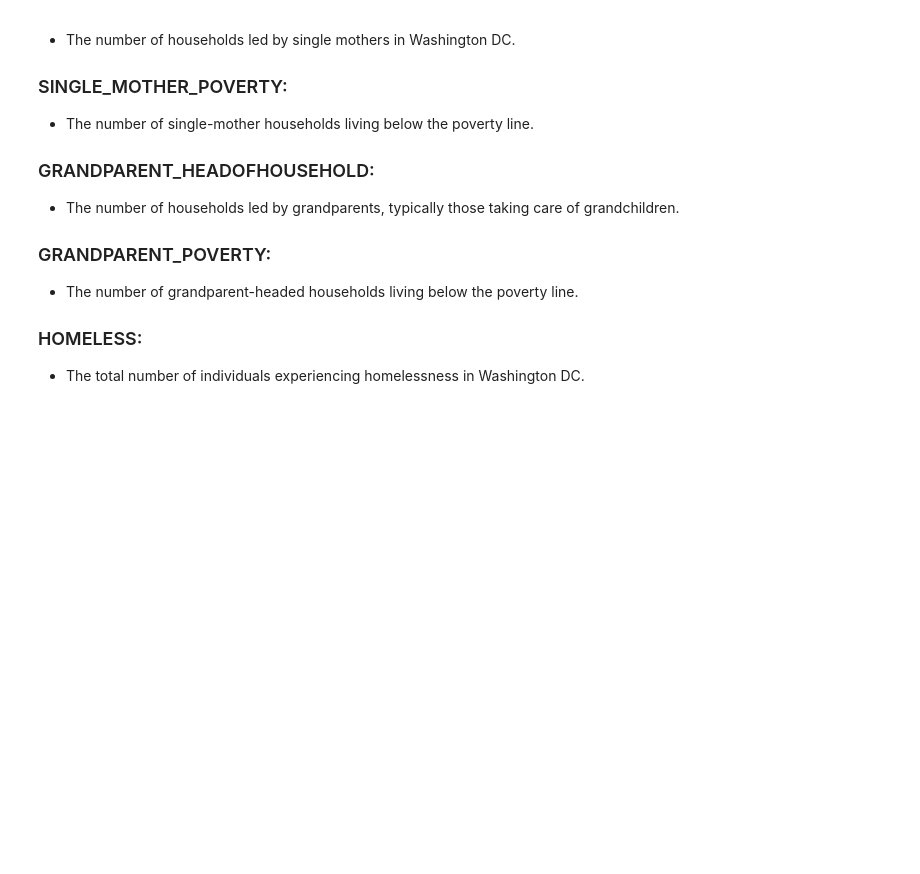
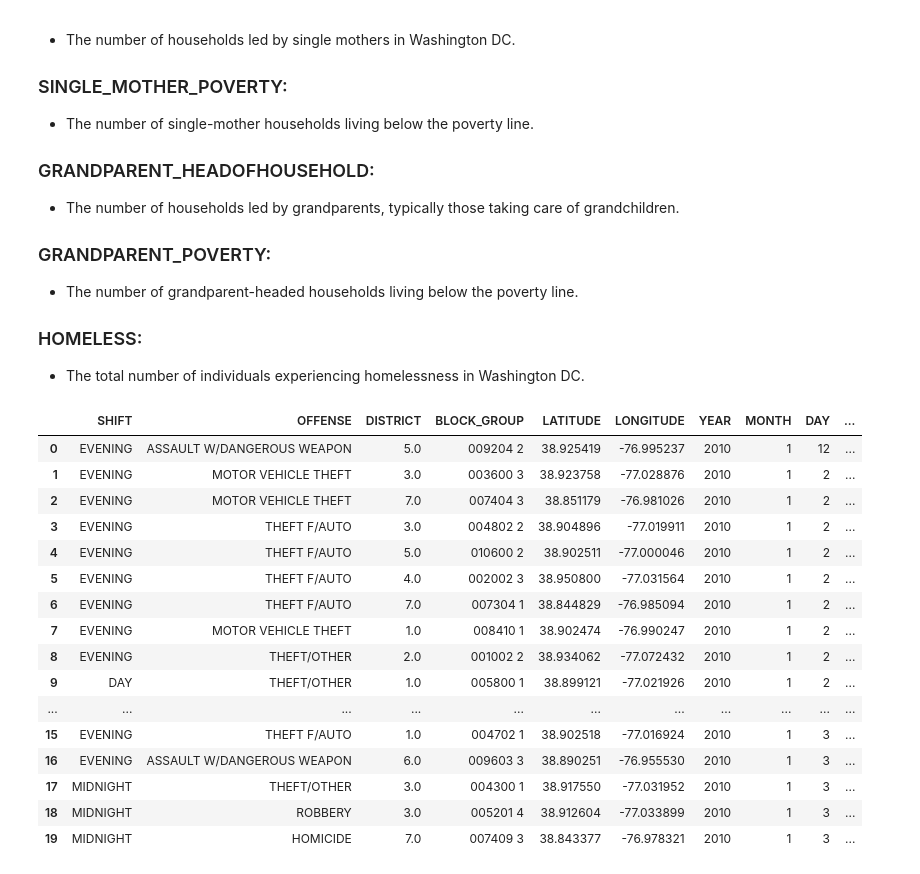
Before and after one commit to ssj9sw/BAH_Crime_Data, a Jupyter notebook: Data_Cleaning.ipynb, the cells around one changed output. Cells and saved outputs as stored; diff of their text form; code cells hidden in the pictures; blank space fills up the shorter version.

```diff
--- a/Data_Cleaning.ipynb
+++ b/Data_Cleaning.ipynb
@@ -459,3 +459,23 @@ final_dataset.to_csv("Final_Merged.csv", index=False)
 sampled_dataset = final_dataset.sample(frac=0.2, random_state=42)
 
 sampled_dataset.to_csv("Final_Dataset_20Percent_Sample.csv", index=False)
+# %%
+final_dataset[:20]
+# %% [output]
+|  | SHIFT | OFFENSE | DISTRICT | BLOCK_GROUP | LATITUDE | LONGITUDE | YEAR | MONTH | DAY | ... |
+| 0 | EVENING | ASSAULT W/DANGEROUS WEAPON | 5.0 | 009204 2 | 38.925419 | -76.995237 | 2010 | 1 | 12 | ... |
+| 1 | EVENING | MOTOR VEHICLE THEFT | 3.0 | 003600 3 | 38.923758 | -77.028876 | 2010 | 1 | 2 | ... |
+| 2 | EVENING | MOTOR VEHICLE THEFT | 7.0 | 007404 3 | 38.851179 | -76.981026 | 2010 | 1 | 2 | ... |
+| 3 | EVENING | THEFT F/AUTO | 3.0 | 004802 2 | 38.904896 | -77.019911 | 2010 | 1 | 2 | ... |
+| 4 | EVENING | THEFT F/AUTO | 5.0 | 010600 2 | 38.902511 | -77.000046 | 2010 | 1 | 2 | ... |
+| 5 | EVENING | THEFT F/AUTO | 4.0 | 002002 3 | 38.950800 | -77.031564 | 2010 | 1 | 2 | ... |
+| 6 | EVENING | THEFT F/AUTO | 7.0 | 007304 1 | 38.844829 | -76.985094 | 2010 | 1 | 2 | ... |
+| 7 | EVENING | MOTOR VEHICLE THEFT | 1.0 | 008410 1 | 38.902474 | -76.990247 | 2010 | 1 | 2 | ... |
+| 8 | EVENING | THEFT/OTHER | 2.0 | 001002 2 | 38.934062 | -77.072432 | 2010 | 1 | 2 | ... |
+| 9 | DAY | THEFT/OTHER | 1.0 | 005800 1 | 38.899121 | -77.021926 | 2010 | 1 | 2 | ... |
+| ... | ... | ... | ... | ... | ... | ... | ... | ... | ... | ... |
+| 15 | EVENING | THEFT F/AUTO | 1.0 | 004702 1 | 38.902518 | -77.016924 | 2010 | 1 | 3 | ... |
+| 16 | EVENING | ASSAULT W/DANGEROUS WEAPON | 6.0 | 009603 3 | 38.890251 | -76.955530 | 2010 | 1 | 3 | ... |
+| 17 | MIDNIGHT | THEFT/OTHER | 3.0 | 004300 1 | 38.917550 | -77.031952 | 2010 | 1 | 3 | ... |
+| 18 | MIDNIGHT | ROBBERY | 3.0 | 005201 4 | 38.912604 | -77.033899 | 2010 | 1 | 3 | ... |
+| 19 | MIDNIGHT | HOMICIDE | 7.0 | 007409 3 | 38.843377 | -76.978321 | 2010 | 1 | 3 | ... |
```
Also changed, not shown: parts of 1 cell of this notebook.
